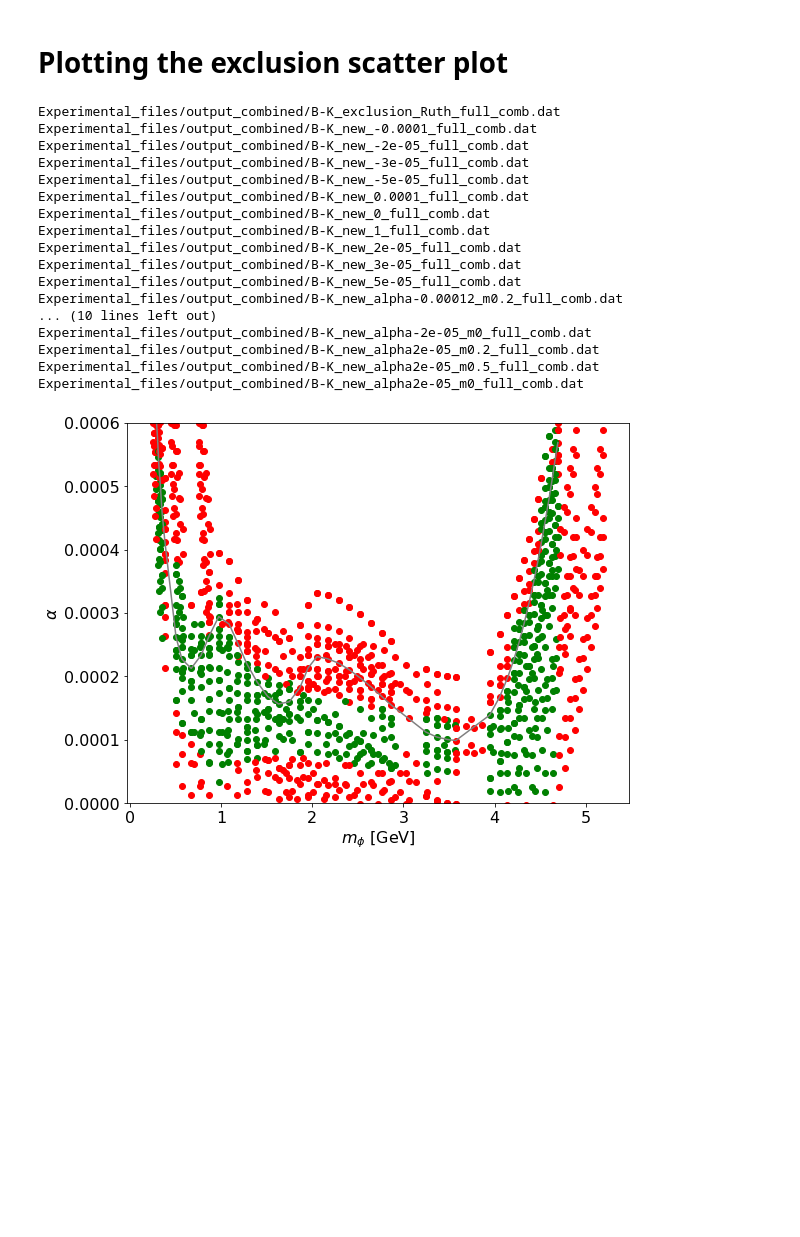
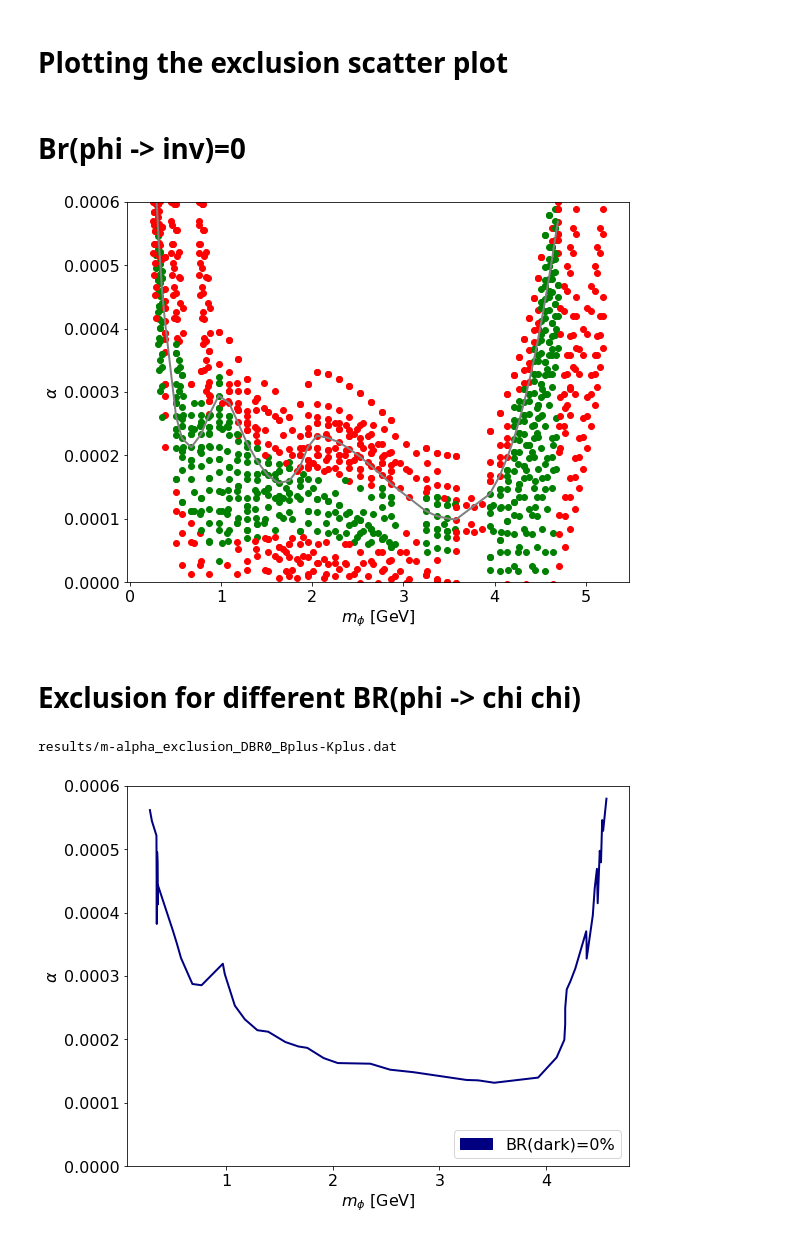
Before and after one commit to anasthesia/B-K, a Jupyter notebook: LHCB_bounds.ipynb, the cells around one changed output. Cells and saved outputs as stored; diff of their text form; code cells hidden in the pictures; blank space fills up the shorter version.

Commit message:
Plotting tools added

```diff
--- a/LHCB_bounds.ipynb
+++ b/LHCB_bounds.ipynb
@@ -50,18 +80,23 @@ def plotAllowed(inputfile):
 
     plt.scatter(params[allowed,0], params[allowed,1], c='green')
     plt.scatter(params[~allowed,0], params[~allowed,1], c='red')
+# %% [markdown]
+# Br(phi -> inv)=0
 # %%
 #Plotting for the parameters studied
 plt.figure(figsize=(9, 7))
 
 #Ruth'sexclusion
+"""
 approxExcl=np.array(genfromtxt("m-alpha_points/B-K_exclusion_Ruth.dat",  comments="#", delimiter='\t'))
 #print(approxExcl)
 plt.plot(approxExcl[:,0], approxExcl[:,1], c='grey')
+"""
+plotGen("m-alpha_points/B-K_exclusion_Ruth.dat","line","grey",2)
 
 files = sorted(glob.glob( "Experimental_files/output_combined/*.dat"))
 for file in files:
-    print(file)
+    #print(file)
     plotAllowed(file)
 
 
@@ -74,21 +109,28 @@ plt.ylabel('$\\alpha$')
 
 plt.savefig('./results/m-alpha_scans.png')
 # %% [output]
-Experimental_files/output_combined/B-K_exclusion_Ruth_full_comb.dat
-Experimental_files/output_combined/B-K_new_-0.0001_full_comb.dat
-Experimental_files/output_combined/B-K_new_-2e-05_full_comb.dat
-Experimental_files/output_combined/B-K_new_-3e-05_full_comb.dat
-Experimental_files/output_combined/B-K_new_-5e-05_full_comb.dat
-Experimental_files/output_combined/B-K_new_0.0001_full_comb.dat
-Experimental_files/output_combined/B-K_new_0_full_comb.dat
-Experimental_files/output_combined/B-K_new_1_full_comb.dat
-Experimental_files/output_combined/B-K_new_2e-05_full_comb.dat
-Experimental_files/output_combined/B-K_new_3e-05_full_comb.dat
-Experimental_files/output_combined/B-K_new_5e-05_full_comb.dat
-Experimental_files/output_combined/B-K_new_alpha-0.00012_m0.2_full_comb.dat
-... (10 lines left out)
-Experimental_files/output_combined/B-K_new_alpha-2e-05_m0_full_comb.dat
-Experimental_files/output_combined/B-K_new_alpha2e-05_m0.2_full_comb.dat
-Experimental_files/output_combined/B-K_new_alpha2e-05_m0.5_full_comb.dat
-Experimental_files/output_combined/B-K_new_alpha2e-05_m0_full_comb.dat
 [figure]
+# %% [markdown]
+# Exclusion for different BR(phi -> chi chi)
+# %%
+plt.figure(figsize=(9, 7))
+
+plotFromFolder("results",False,cm.jet,2)
+
+#plt.xlim( (0, 400))
+plt.ylim((0,6*10**(-4)))
+
+#plt.title(''.format(i))
+plt.xlabel('$m_\\phi$ [GeV]')
+plt.ylabel('$\\alpha$')
+
+
+patch1 = mpatches.Patch(color=usedcolors[0], label='BR(dark)=0%')
+#patch2 = mpatches.Patch(color=usedcolors[1], label='25%')
+
+plt.legend(handles=[patch1],loc='lower right')
+
+plt.savefig('./results/m-alpha_BR-varies.png')
+# %% [output]
+results/m-alpha_exclusion_DBR0_Bplus-Kplus.dat
+[figure, added]
```
Also changed, not shown: parts of 1 cell of this notebook.
